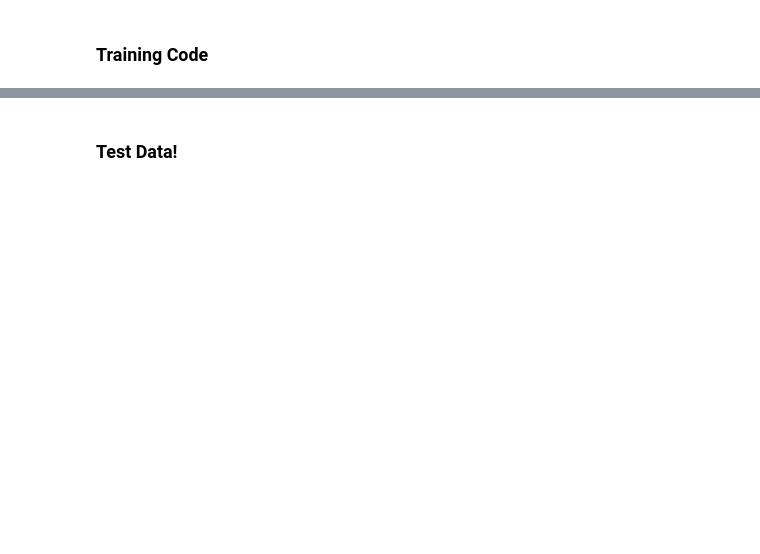
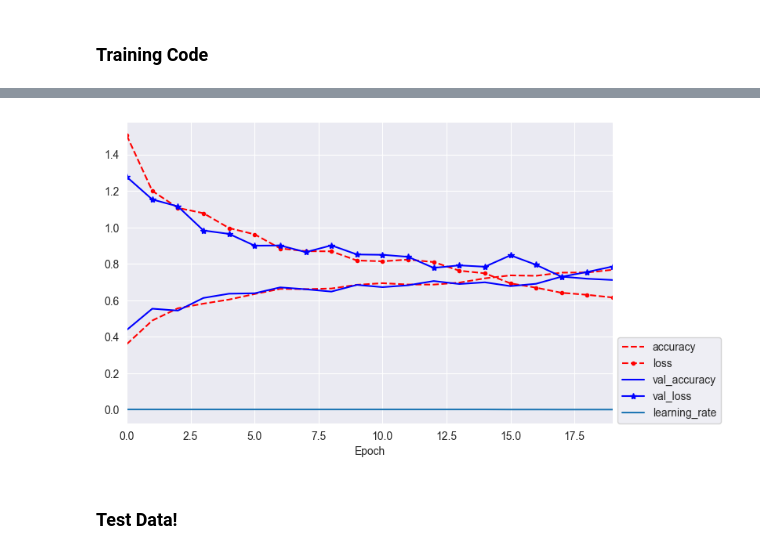
Before and after one commit to jessahal/Mini-Project-2, a Jupyter notebook: proj-2-code.ipynb, the cells around one changed output, grey strips where cells are left out. Cells and saved outputs as stored; diff of their text form; code cells hidden in the pictures; blank space fills up the shorter version.

```diff
--- a/proj-2-code.ipynb
+++ b/proj-2-code.ipynb
@@ -135,0 +135,6 @@ Epoch 10/10
+# %%
+cnn_model.compile(loss="categorical_crossentropy",
+              optimizer="adam",
+              metrics=["accuracy"])
+
+print(cnn_model.summary())
@@ -135,0 +164,12 @@ Epoch 10/10
+# %%
+n_epochs= 20
+reduce_lr = ReduceLROnPlateau(monitor='val_loss', factor=0.5, patience=2, min_lr=1e-5)
+early_stopping = EarlyStopping(monitor='val_loss', patience=5, restore_best_weights=True)
+
+# Add them to the model's fit function
+history = cnn_model.fit(
+    train_generator,
+    epochs=n_epochs,
+    validation_data=validation_generator,
+    callbacks=[reduce_lr, early_stopping]
+)
@@ -136,3 +194,12 @@ Epoch 10/10
+# %%
+pd.DataFrame(history.history).plot(
+    figsize=(8, 5), xlim=[0,(n_epochs-1)], grid=True, xlabel="Epoch",
+    style=["r--", "r--.", "b-", "b-*"])
+plt.legend(loc=(1.01,0))  # extra code
+#save_fig("keras_learning_curves_plot")  # extra code
+plt.show()
+# %% [output]
+[figure, added]
 # %% [markdown]
 ### Test Data!
 # %%
```
Also changed, not shown: parts of 8 cells of this notebook.
